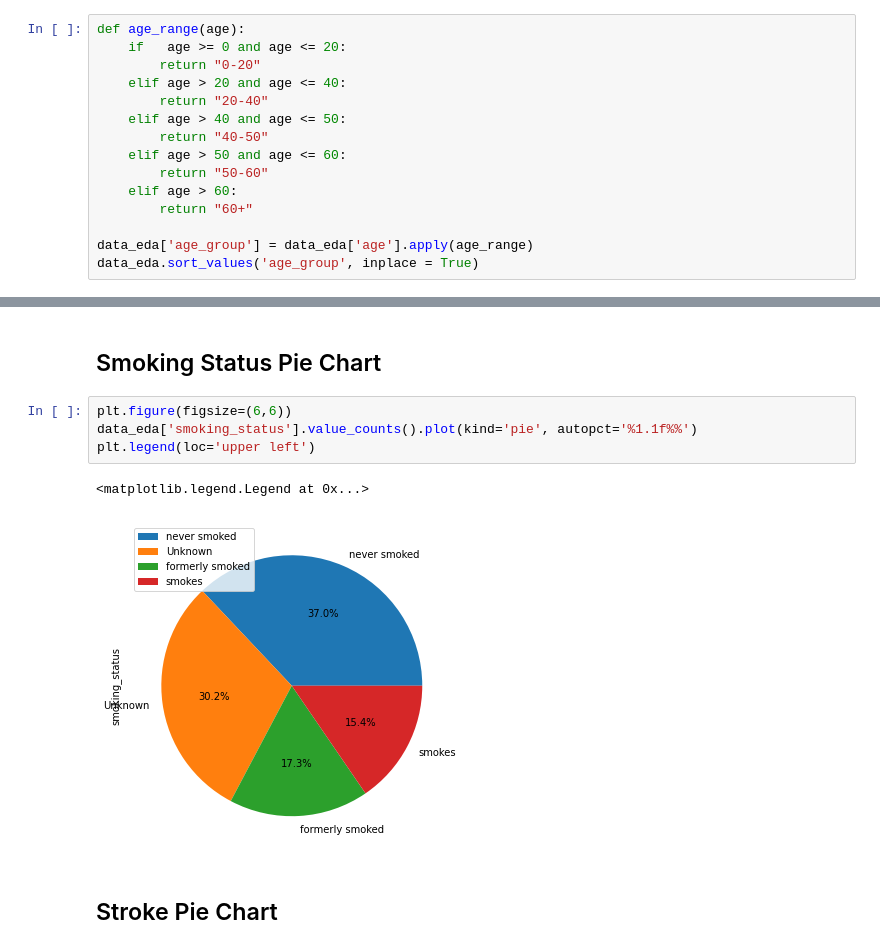
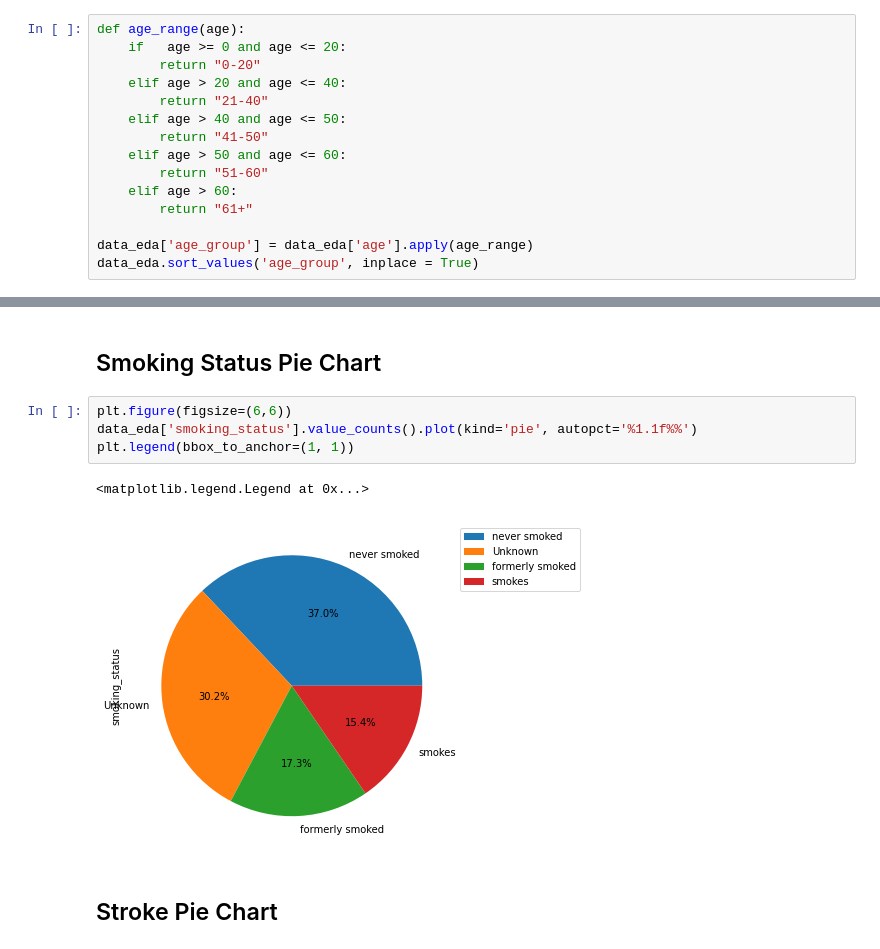
Before and after one commit to justindavin/CP468-Term-Project, a Jupyter notebook: Stroke Prediction.ipynb, the cells around one changed output, grey strips where cells are left out. Cells and saved outputs as stored; diff of their text form.

```diff
--- a/Stroke Prediction.ipynb
+++ b/Stroke Prediction.ipynb
@@ -137,13 +157,13 @@ def age_range(age):
     if   age >= 0 and age <= 20:
         return "0-20"
     elif age > 20 and age <= 40:
-        return "20-40"
+        return "21-40"
     elif age > 40 and age <= 50:
-        return "40-50"
+        return "41-50"
     elif age > 50 and age <= 60:
-        return "50-60"
+        return "51-60"
     elif age > 60:
-        return "60+"
+        return "61+"
 
 data_eda['age_group'] = data_eda['age'].apply(age_range)
 data_eda.sort_values('age_group', inplace = True)
@@ -250,10 +272,10 @@ sns.distplot(df['bmi'], kde=True, bins=30)
 # %%
 plt.figure(figsize=(6,6))
 data_eda['smoking_status'].value_counts().plot(kind='pie', autopct='%1.1f%%')
-plt.legend(loc='upper left')
+plt.legend(bbox_to_anchor=(1, 1))
 # %% [output]
 <matplotlib.legend.Legend at 0x...>
-[figure, old version]
+[figure, new version]
 # %% [markdown]
 ## Stroke Pie Chart
 # %%
```
Also changed, not shown: parts of 23 cells of this notebook.
